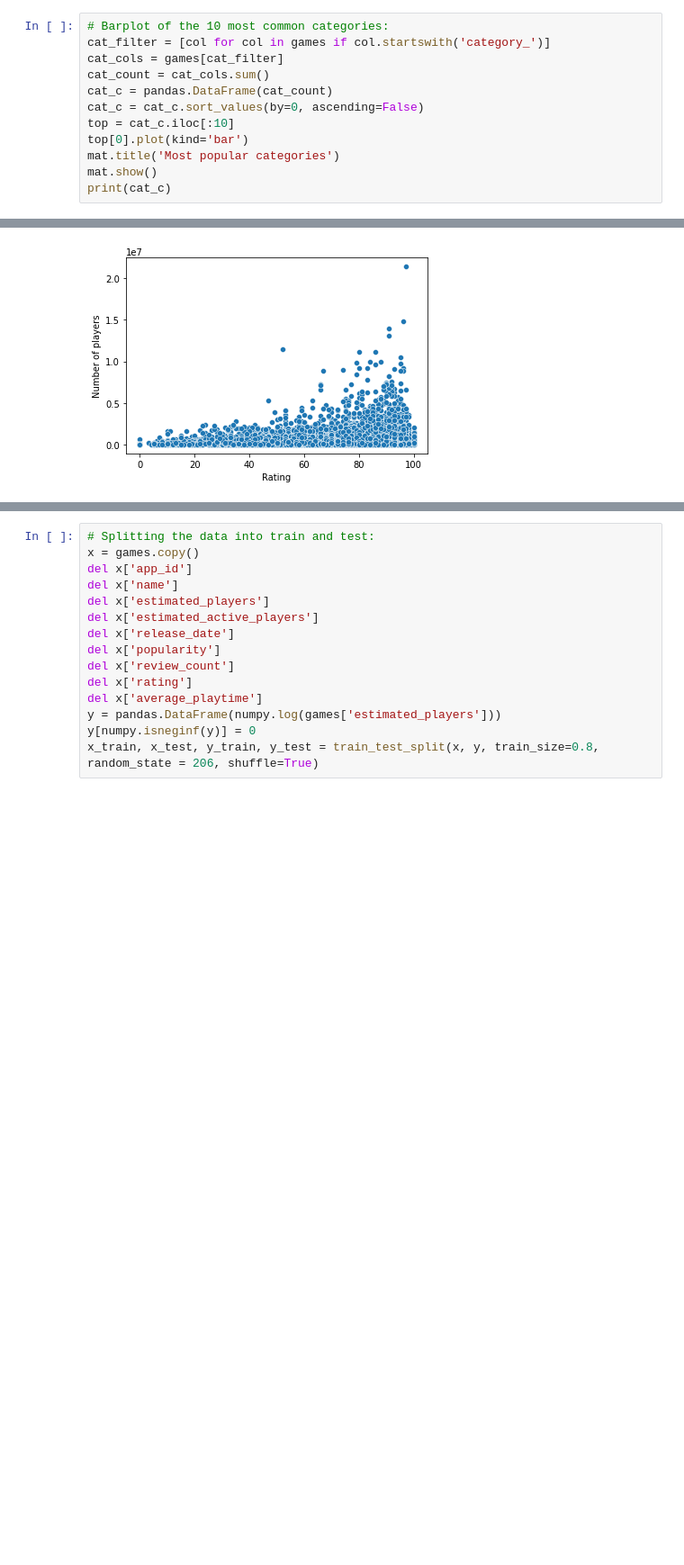
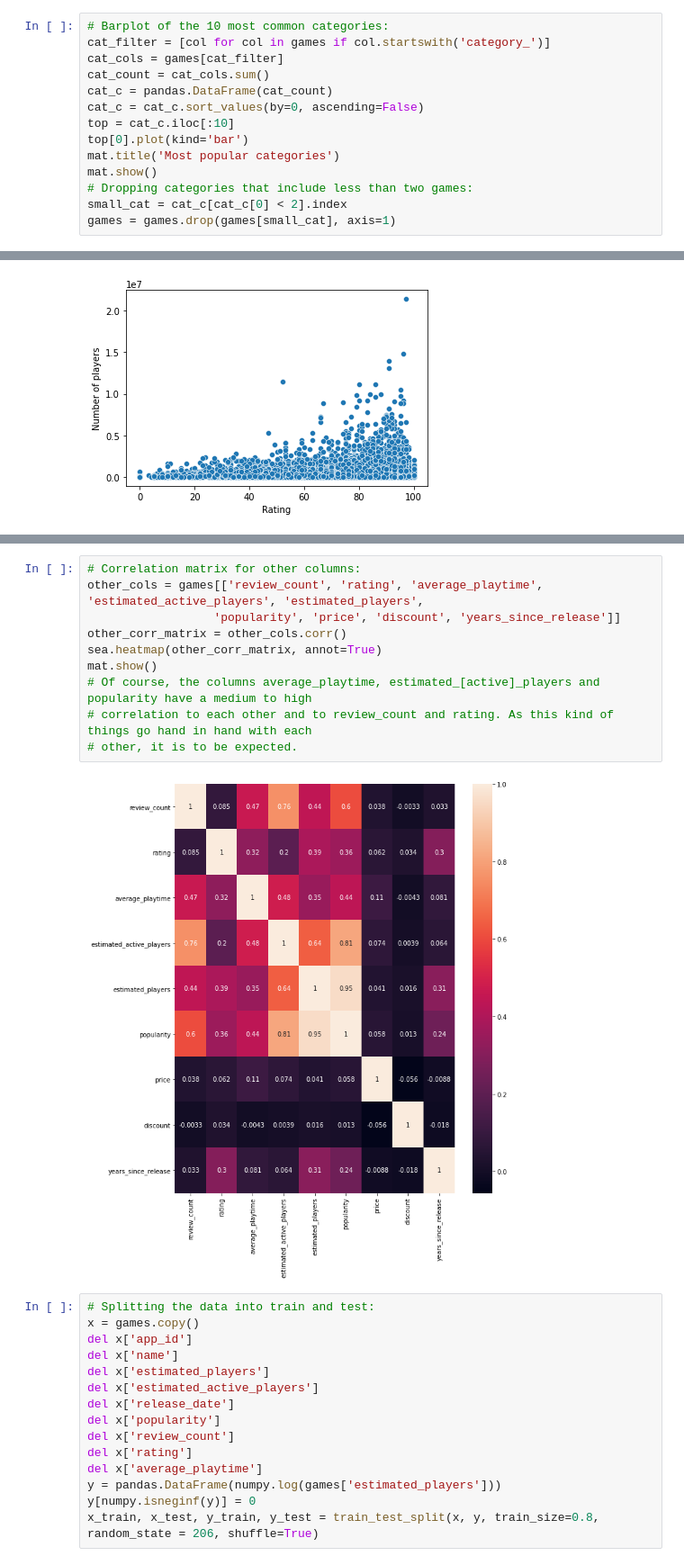
Before and after one commit to LukasL97/IDS-Steam, a Jupyter notebook: Project_incompletedata.ipynb, the cells around one changed output, grey strips where cells are left out. Shown at 90% size. Saved outputs shown, nothing was run; the diff lists cells and outputs as text; blank space fills up the shorter version.

```diff
--- a/Project_incompletedata.ipynb
+++ b/Project_incompletedata.ipynb
@@ -407,6 +406,8 @@ top = cat_c.iloc[:10]
 top[0].plot(kind='bar')
 mat.title('Most popular categories')
 mat.show()
-print(cat_c)
+# Dropping categories that include less than two games:
+small_cat = cat_c[cat_c[0] < 2].index
+games = games.drop(games[small_cat], axis=1)
 # %% [output]
 [figure]
@@ -541,3 +539,15 @@ Text(0, 0.5, 'Number of players')
+# %%
+# Correlation matrix for other columns:
+other_cols = games[['review_count', 'rating', 'average_playtime', 'estimated_active_players', 'estimated_players',
+                  'popularity', 'price', 'discount', 'years_since_release']]
+other_corr_matrix = other_cols.corr()
+sea.heatmap(other_corr_matrix, annot=True)
+mat.show()
+# Of course, the columns average_playtime, estimated_[active]_players and popularity have a medium to high
+# correlation to each other and to review_count and rating. As this kind of things go hand in hand with each
+# other, it is to be expected.
+# %% [output]
+[figure, added]
 # %%
 # Splitting the data into train and test:
 x = games.copy()
```
Also changed, not shown: parts of 9 cells of this notebook.
